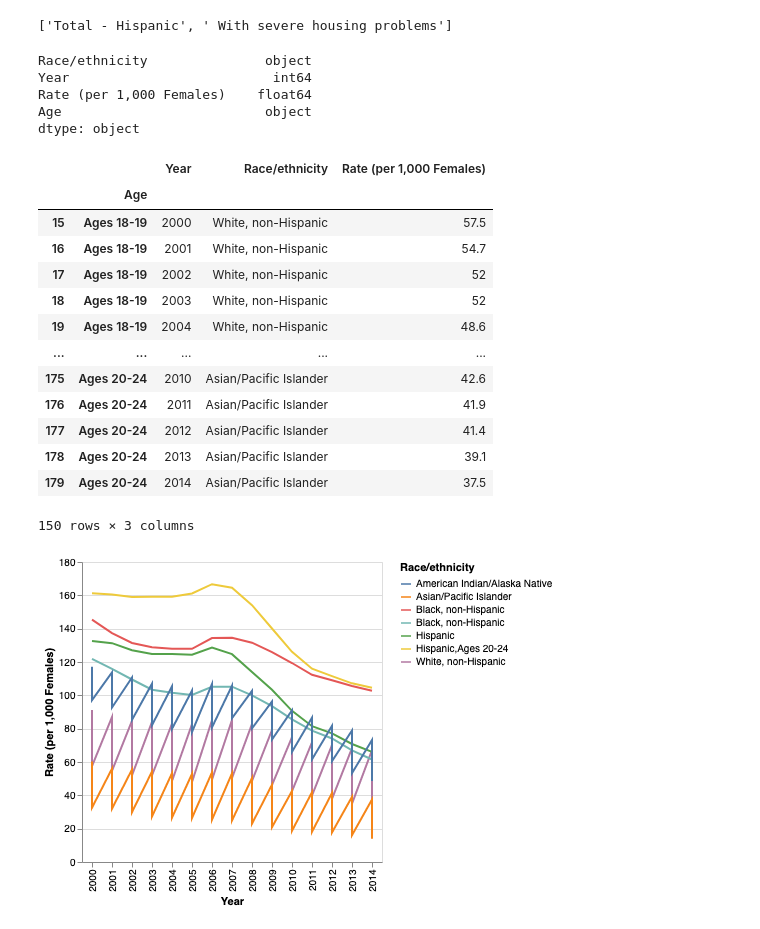
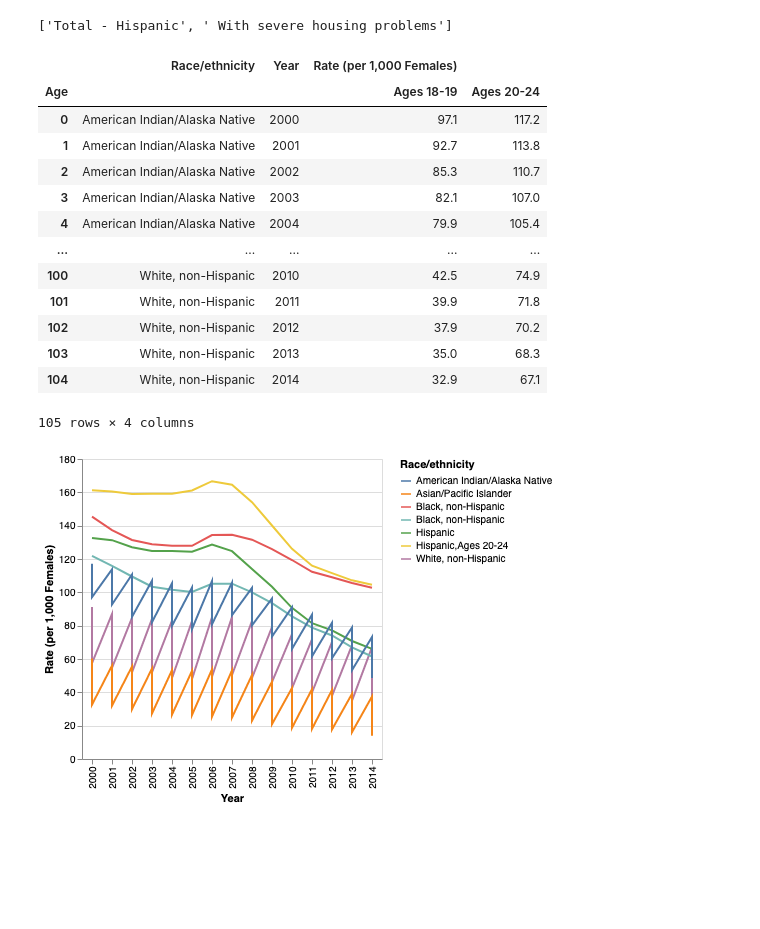
Before and after one commit to matthewconnell/my_brothers_keeper, a Jupyter notebook: my_brothers_keeper.ipynb, the cells around one changed output. Saved outputs shown, nothing was run; the diff lists cells and outputs as text; code cells hidden in the pictures; blank space fills up the shorter version.

Commit message:
pivoted 'young_woman_births' df

```diff
--- a/my_brothers_keeper.ipynb
+++ b/my_brothers_keeper.ipynb
@@ -99,28 +96,22 @@ reading_scores = reading_scores.drop(columns = 'Score')
-# %%
-adolesent_births.dtypes
-# %% [output]
-Race/ethnicity               object
-Year                          int64
-Rate (per 1,000 Females)    float64
-Age                          object
-dtype: object
-# %%
-young_woman_births.pivot(columns = "Age", values = ["Year", "Race/ethnicity", "Rate (per 1,000 Females)"]).stack()
-# %% [output]
-|  |  | Year | Race/ethnicity | Rate (per 1,000 Females) |
-|  | Age |  |  |  |
-| 15 | Ages 18-19 | 2000 | White, non-Hispanic | 57.5 |
-| 16 | Ages 18-19 | 2001 | White, non-Hispanic | 54.7 |
-| 17 | Ages 18-19 | 2002 | White, non-Hispanic | 52 |
-| 18 | Ages 18-19 | 2003 | White, non-Hispanic | 52 |
-| 19 | Ages 18-19 | 2004 | White, non-Hispanic | 48.6 |
-| ... | ... | ... | ... | ... |
-| 175 | Ages 20-24 | 2010 | Asian/Pacific Islander | 42.6 |
-| 176 | Ages 20-24 | 2011 | Asian/Pacific Islander | 41.9 |
-| 177 | Ages 20-24 | 2012 | Asian/Pacific Islander | 41.4 |
-| 178 | Ages 20-24 | 2013 | Asian/Pacific Islander | 39.1 |
-| 179 | Ages 20-24 | 2014 | Asian/Pacific Islander | 37.5 |
-150 rows × 3 columns
+# %%
+young_woman_births = young_woman_births.set_index(["Race/ethnicity", "Year"]).pivot(columns = "Age").reset_index()
+# %%
+young_woman_births
+# %% [output]
+|  | Race/ethnicity | Year | Rate (per 1,000 Females) |  |
+| Age |  |  | Ages 18-19 | Ages 20-24 |
+| 0 | American Indian/Alaska Native | 2000 | 97.1 | 117.2 |
+| 1 | American Indian/Alaska Native | 2001 | 92.7 | 113.8 |
+| 2 | American Indian/Alaska Native | 2002 | 85.3 | 110.7 |
+| 3 | American Indian/Alaska Native | 2003 | 82.1 | 107.0 |
+| 4 | American Indian/Alaska Native | 2004 | 79.9 | 105.4 |
+| ... | ... | ... | ... | ... |
+| 100 | White, non-Hispanic | 2010 | 42.5 | 74.9 |
+| 101 | White, non-Hispanic | 2011 | 39.9 | 71.8 |
+| 102 | White, non-Hispanic | 2012 | 37.9 | 70.2 |
+| 103 | White, non-Hispanic | 2013 | 35.0 | 68.3 |
+| 104 | White, non-Hispanic | 2014 | 32.9 | 67.1 |
+105 rows × 4 columns
 # %%
 alt.Chart(young_woman_births).mark_line().encode(
     x = alt.X("Year:O"),
```
Also changed, not shown: parts of 3 cells of this notebook.
